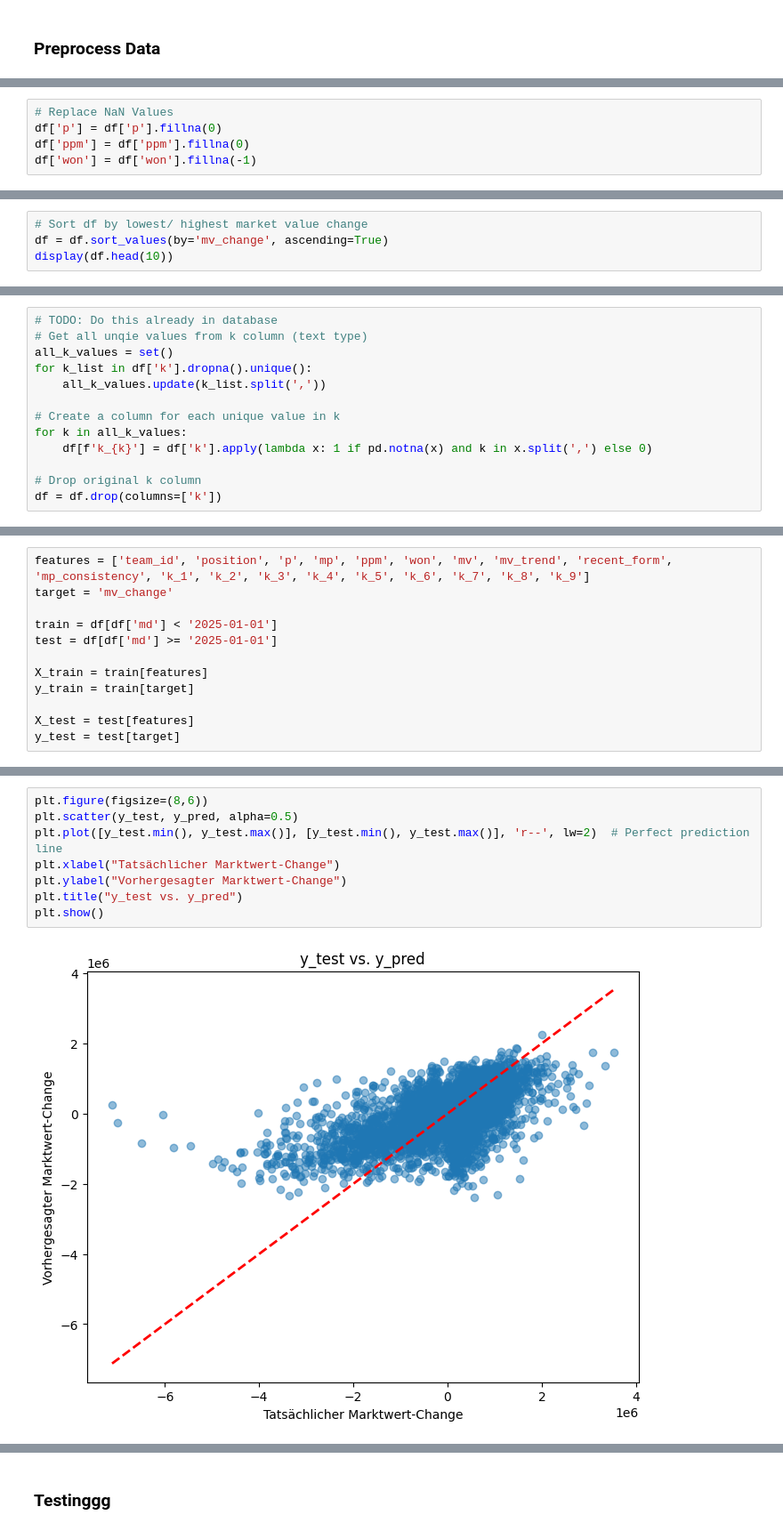
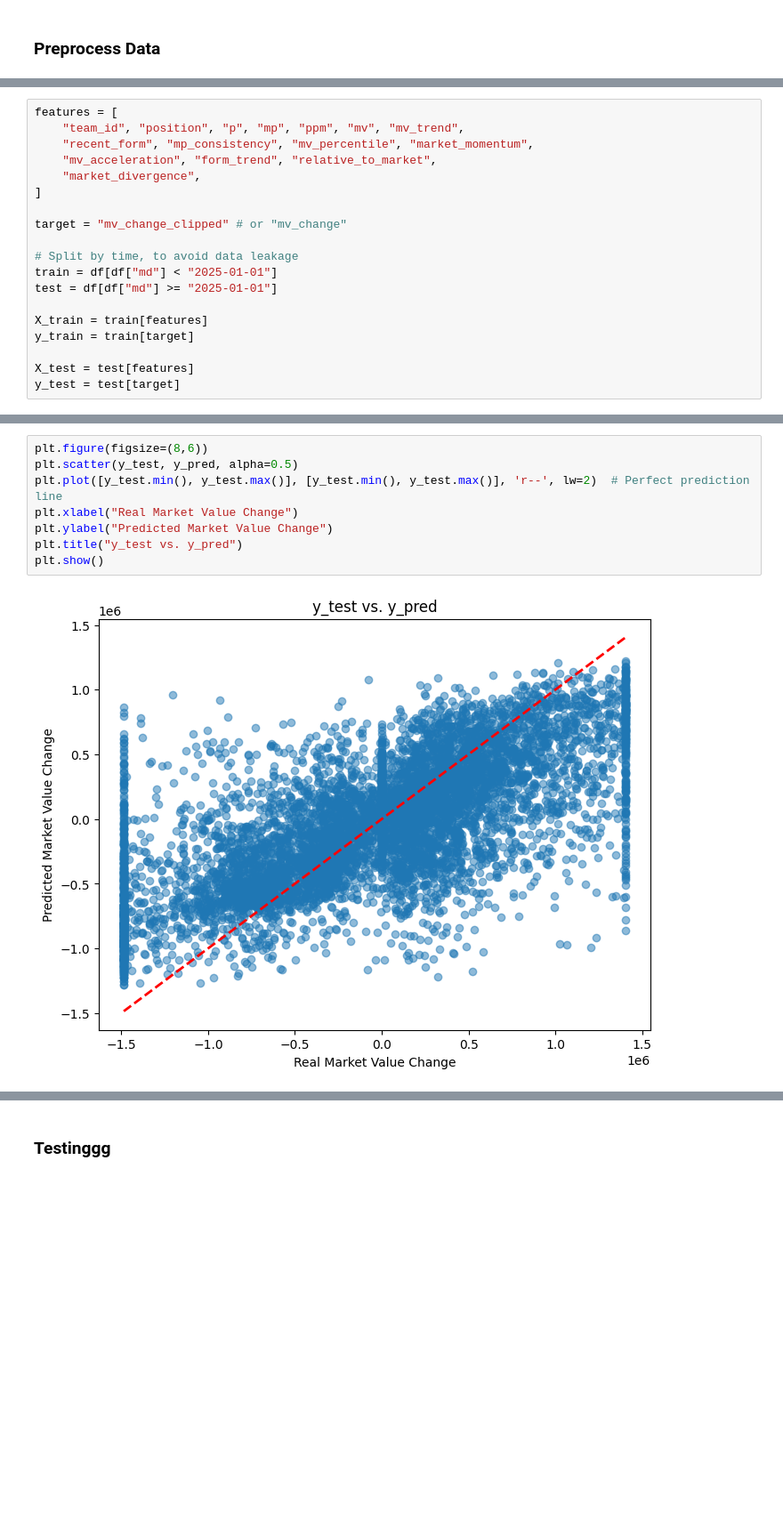
Before and after one commit to walzim/Kickbase-Trading-Advisor, a Jupyter notebook: main.ipynb, the cells around one changed output, grey strips where cells are left out. Shown: that part at 89% size. Cells and saved outputs as stored; diff of their text form; blank space fills up the shorter version.

```diff
--- a/main.ipynb
+++ b/main.ipynb
@@ -121,5 +196,0 @@ df = df[df['mv'] != 0.0]
-# %%
-# Replace NaN Values
-df['p'] = df['p'].fillna(0)
-df['ppm'] = df['ppm'].fillna(0)
-df['won'] = df['won'].fillna(-1)
@@ -137,4 +196,0 @@ df['mp_consistency'] = df['mp_consistency'].fillna(df['mp'].std())  # Global std
-# %%
-# Sort df by lowest/ highest market value change
-df = df.sort_values(by='mv_change', ascending=True)
-display(df.head(10))
@@ -154,13 +196,0 @@ display(df.head(10))
-# %%
-# TODO: Do this already in database
-# Get all unqie values from k column (text type)
-all_k_values = set()
-for k_list in df['k'].dropna().unique():
-    all_k_values.update(k_list.split(','))
-
-# Create a column for each unique value in k
-for k in all_k_values:
-    df[f'k_{k}'] = df['k'].apply(lambda x: 1 if pd.notna(x) and k in x.split(',') else 0)
-
-# Drop original k column
-df = df.drop(columns=['k'])
@@ -167,9 +199,16 @@ df = df.drop(columns=['k'])
 # %%
-features = ['team_id', 'position', 'p', 'mp', 'ppm', 'won', 'mv', 'mv_trend', 'recent_form', 'mp_consistency', 'k_1', 'k_2', 'k_3', 'k_4', 'k_5', 'k_6', 'k_7', 'k_8', 'k_9']
-target = 'mv_change'
+features = [
+    "team_id", "position", "p", "mp", "ppm", "mv", "mv_trend",
+    "recent_form", "mp_consistency", "mv_percentile", "market_momentum",
+    "mv_acceleration", "form_trend", "relative_to_market",
+    "market_divergence",
+]
 
-train = df[df['md'] < '2025-01-01']
-test = df[df['md'] >= '2025-01-01']
+target = "mv_change_clipped" # or "mv_change"
+
+# Split by time, to avoid data leakage
+train = df[df["md"] < "2025-01-01"]
+test = df[df["md"] >= "2025-01-01"]
 
 X_train = train[features]
 y_train = train[target]
@@ -259,10 +312,10 @@ plt.show()
 # %%
 plt.figure(figsize=(8,6))
 plt.scatter(y_test, y_pred, alpha=0.5)
 plt.plot([y_test.min(), y_test.max()], [y_test.min(), y_test.max()], 'r--', lw=2)  # Perfect prediction line
-plt.xlabel("Tatsächlicher Marktwert-Change")
-plt.ylabel("Vorhergesagter Marktwert-Change")
+plt.xlabel("Real Market Value Change")
+plt.ylabel("Predicted Market Value Change")
 plt.title("y_test vs. y_pred")
 plt.show()
 # %% [output]
-[figure, old version]
+[figure, new version]
```
Also changed, not shown: parts of 20 cells of this notebook, 3 other files.
